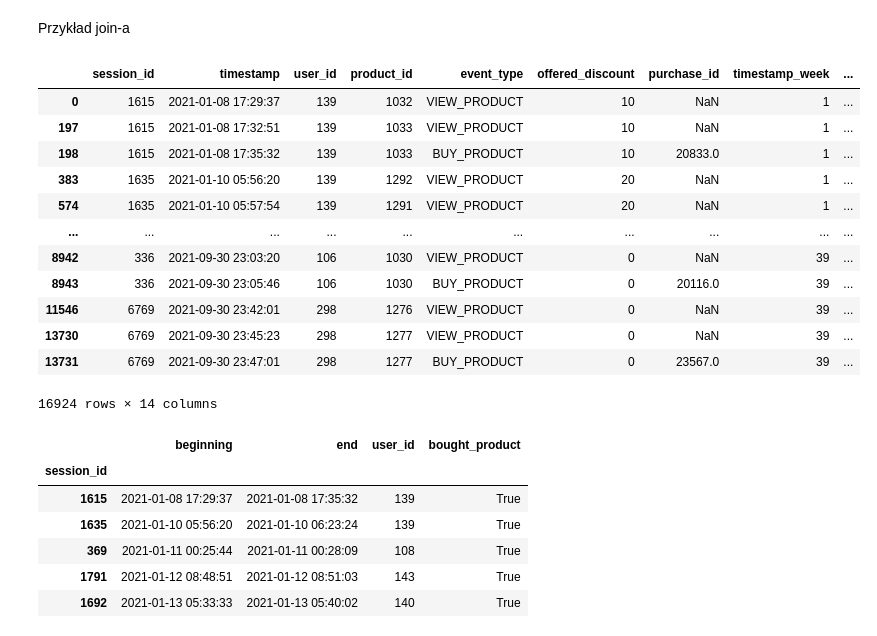
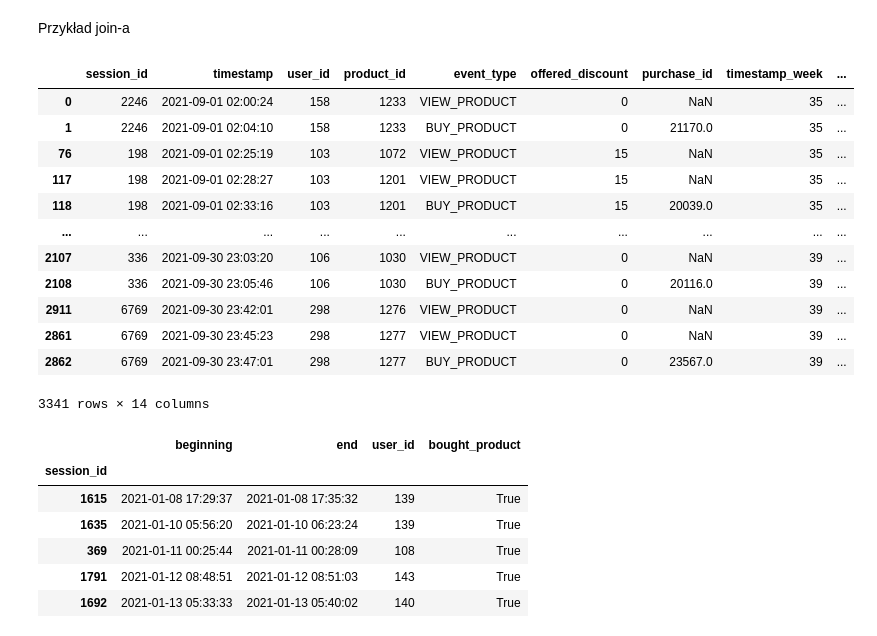
Before and after one commit to Robak132/IUM, a Jupyter notebook: notebooks/session_extraction.ipynb, the cells around one changed output. Saved outputs shown, nothing was run; the diff lists cells and outputs as text; code cells hidden in the pictures.

```diff
--- a/notebooks/session_extraction.ipynb
+++ b/notebooks/session_extraction.ipynb
@@ -69,21 +69,21 @@ test_data = sessions_data[sessions_data.timestamp_quarter == 4]
 # %% [markdown]
 Przykład join-a
 # %%
-pd.merge(train_data, products_data, on="product_id").sort_values(by=['timestamp'])
+pd.merge(sample_month_data, products_data, on="product_id").sort_values(by=['timestamp'])
 # %% [output]
 |  | session_id | timestamp | user_id | product_id | event_type | offered_discount | purchase_id | timestamp_week | ... |
-| 0 | 1615 | 2021-01-08 17:29:37 | 139 | 1032 | VIEW_PRODUCT | 10 | NaN | 1 | ... |
-| 197 | 1615 | 2021-01-08 17:32:51 | 139 | 1033 | VIEW_PRODUCT | 10 | NaN | 1 | ... |
-| 198 | 1615 | 2021-01-08 17:35:32 | 139 | 1033 | BUY_PRODUCT | 10 | 20833.0 | 1 | ... |
-| 383 | 1635 | 2021-01-10 05:56:20 | 139 | 1292 | VIEW_PRODUCT | 20 | NaN | 1 | ... |
-| 574 | 1635 | 2021-01-10 05:57:54 | 139 | 1291 | VIEW_PRODUCT | 20 | NaN | 1 | ... |
+| 0 | 2246 | 2021-09-01 02:00:24 | 158 | 1233 | VIEW_PRODUCT | 0 | NaN | 35 | ... |
+| 1 | 2246 | 2021-09-01 02:04:10 | 158 | 1233 | BUY_PRODUCT | 0 | 21170.0 | 35 | ... |
+| 76 | 198 | 2021-09-01 02:25:19 | 103 | 1072 | VIEW_PRODUCT | 15 | NaN | 35 | ... |
+| 117 | 198 | 2021-09-01 02:28:27 | 103 | 1201 | VIEW_PRODUCT | 15 | NaN | 35 | ... |
+| 118 | 198 | 2021-09-01 02:33:16 | 103 | 1201 | BUY_PRODUCT | 15 | 20039.0 | 35 | ... |
 | ... | ... | ... | ... | ... | ... | ... | ... | ... | ... |
-| 8942 | 336 | 2021-09-30 23:03:20 | 106 | 1030 | VIEW_PRODUCT | 0 | NaN | 39 | ... |
-| 8943 | 336 | 2021-09-30 23:05:46 | 106 | 1030 | BUY_PRODUCT | 0 | 20116.0 | 39 | ... |
-| 11546 | 6769 | 2021-09-30 23:42:01 | 298 | 1276 | VIEW_PRODUCT | 0 | NaN | 39 | ... |
-| 13730 | 6769 | 2021-09-30 23:45:23 | 298 | 1277 | VIEW_PRODUCT | 0 | NaN | 39 | ... |
-| 13731 | 6769 | 2021-09-30 23:47:01 | 298 | 1277 | BUY_PRODUCT | 0 | 23567.0 | 39 | ... |
+| 2107 | 336 | 2021-09-30 23:03:20 | 106 | 1030 | VIEW_PRODUCT | 0 | NaN | 39 | ... |
+| 2108 | 336 | 2021-09-30 23:05:46 | 106 | 1030 | BUY_PRODUCT | 0 | 20116.0 | 39 | ... |
+| 2911 | 6769 | 2021-09-30 23:42:01 | 298 | 1276 | VIEW_PRODUCT | 0 | NaN | 39 | ... |
+| 2861 | 6769 | 2021-09-30 23:45:23 | 298 | 1277 | VIEW_PRODUCT | 0 | NaN | 39 | ... |
+| 2862 | 6769 | 2021-09-30 23:47:01 | 298 | 1277 | BUY_PRODUCT | 0 | 23567.0 | 39 | ... |
-16924 rows × 14 columns
+3341 rows × 14 columns
 # %%
 def get_user_id_from_session(session):
     sample_user_id = session['user_id'].iloc[0]
```
Also changed, not shown: parts of 12 cells of this notebook.
